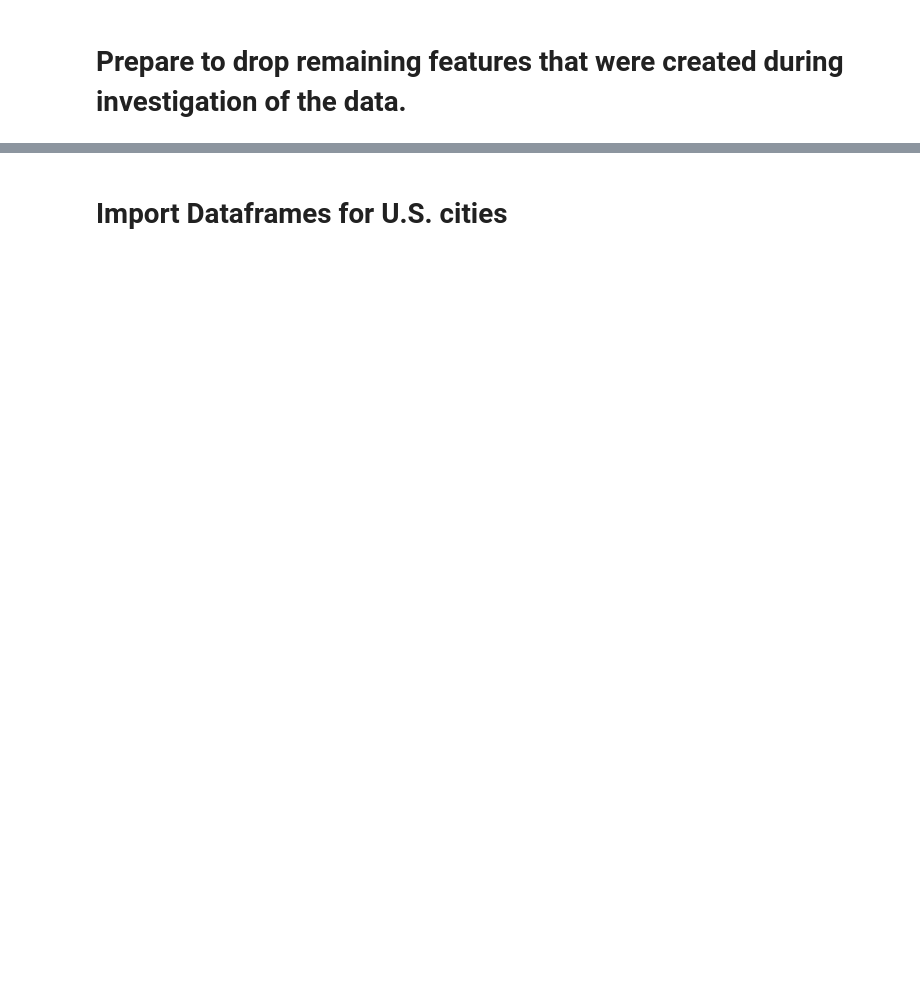
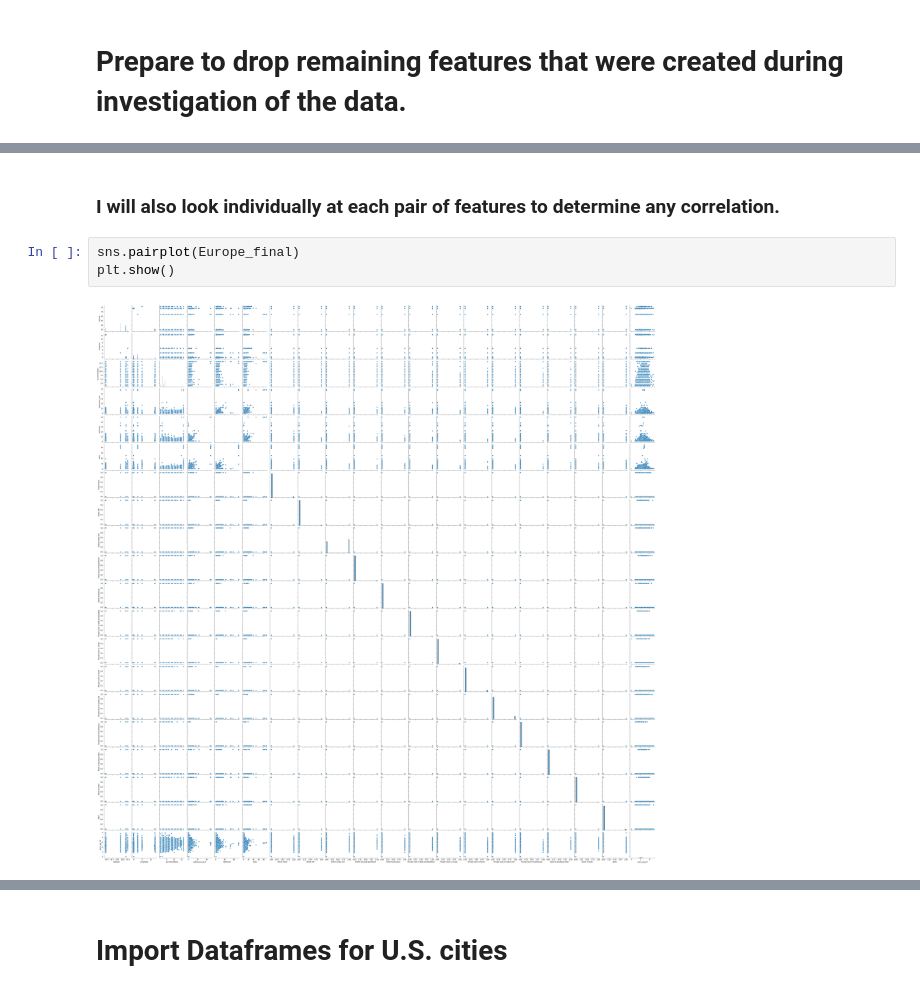
Before and after one commit to roscobosco2745/SpringboardRepo, a Jupyter notebook: Airbnb_project/Capstone_Airbnb_US_Europe.ipynb, the cells around one changed output, grey strips where cells are left out. Cells and saved outputs as stored; diff of their text form; blank space fills up the shorter version.

```diff
--- a/Airbnb_project/Capstone_Airbnb_US_Europe.ipynb
+++ b/Airbnb_project/Capstone_Airbnb_US_Europe.ipynb
@@ -485,0 +673,7 @@ See the caveats in the documentation: https://pandas.pydata.org/pandas-docs/stab
+# %% [markdown]
+### I will also look individually at each pair of features to determine any correlation.
+# %%
+sns.pairplot(Europe_final)
+plt.show()
+# %% [output]
+[figure, added]
```
Also changed, not shown: parts of 71 cells of this notebook.
